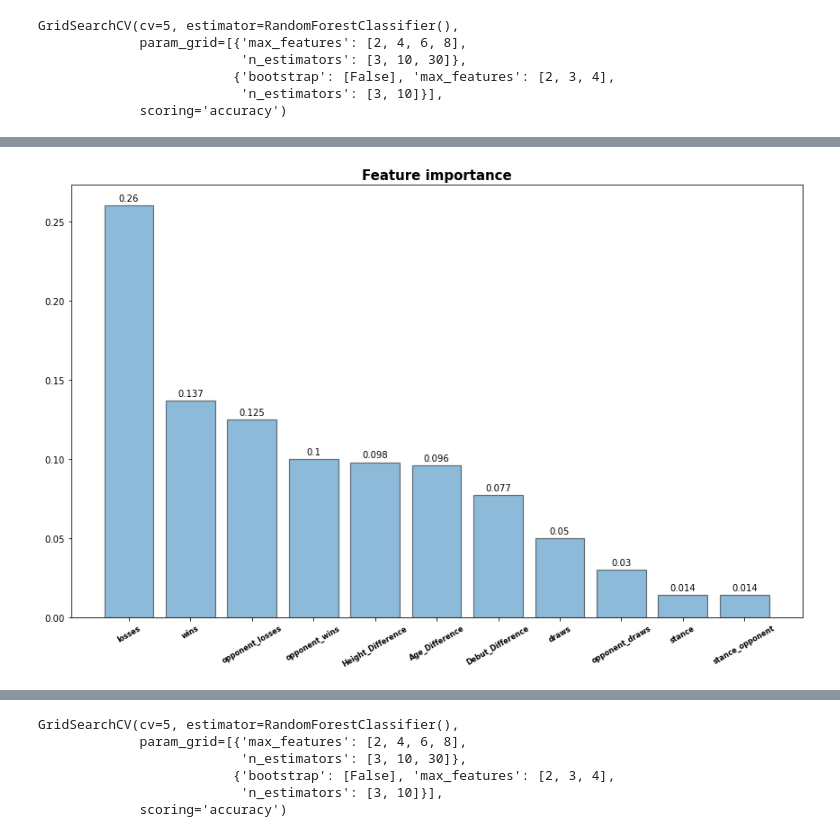
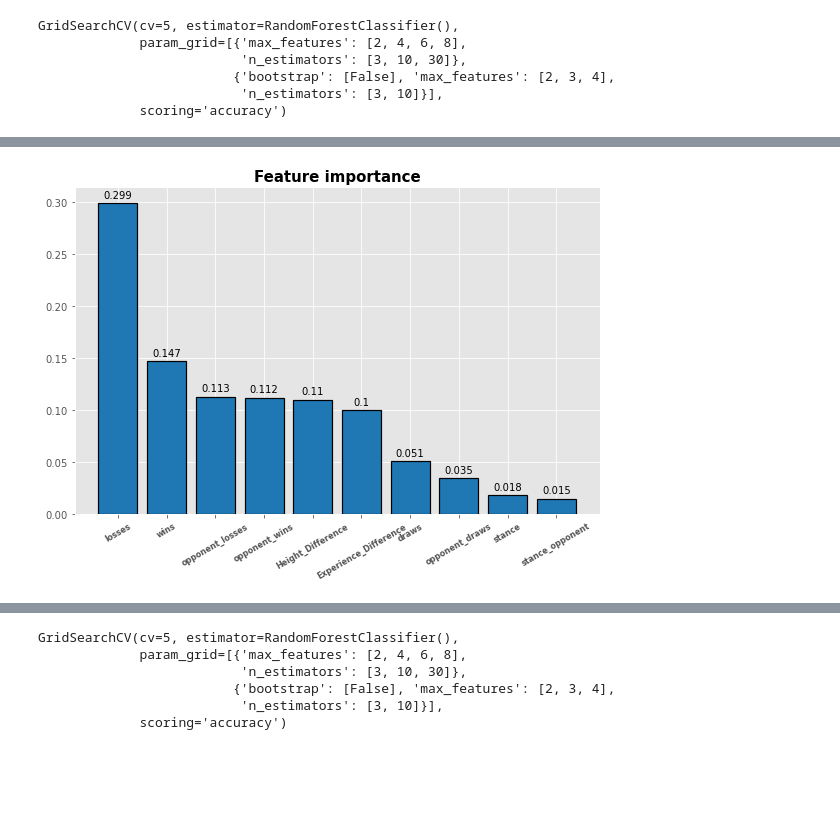
Before and after one commit to Gabriele-Frattini/fight-prediction, a Jupyter notebook: notebook.ipynb, the cells around one changed output, grey strips where cells are left out. Saved outputs shown, nothing was run; the diff lists cells and outputs as text; code cells hidden in the pictures; blank space fills up the shorter version.

```diff
--- a/notebook.ipynb
+++ b/notebook.ipynb
@@ -93,7 +94,6 @@ fights.drop(['titles held',
                'residence',
                'venue',
                'br_id',
-               'date',
                'reach'
                ],axis=1,inplace=True)
 # %%
@@ -363,0 +455,16 @@ plt.show()
+# %%
+divtab = pd.crosstab(index=fights.height_groups, columns=fights["decision"]).sort_values(by='height_groups',ascending=False)
+plots = divtab.plot(kind='barh',stacked=True, colormap='tab10',alpha=0.5,edgecolor='black',linewidth=1.2)
+
+plots.set_title('Results by height',
+             fontsize=15,
+             fontweight='bold')
+
+df_total = divtab["Win"] + divtab["Loss"] + divtab["Draw"]
+df_rel = divtab[divtab.columns].div(df_total, 0)*100
+
+for n in df_rel:
+    for i, (cs, ab, pc) in enumerate(zip(divtab.iloc[:, 0:].cumsum(1)[n],
+                                         divtab[n], df_rel[n])):
+        plt.text(cs - ab / 2, i, str(np.round(pc, 1)) + '%',
+                 va = 'center', ha = 'center')
@@ -411,0 +521,13 @@ sns.heatmap(fights_corr, annot=True, cmap="PuBu")
+# %%
+fights["years_experience"] = fights.Age - fights.debut_age
+fights["Opponent_experience"] = fights.Age_opponent - fights.debut_age_opponent
+
+
+divtab = pd.crosstab(index=fights["years_experience"], columns=fights.decision).reset_index()
+
+sns.lineplot(x=divtab["years_experience"], y=divtab.Win)
+
+plt.title("Fights won by years of experience", fontsize=15, fontweight="bold")
+plt.ylabel("Fights won")
+plt.xlabel("Years of experience")
+plt.show()
@@ -412,9 +536,8 @@ sns.heatmap(fights_corr, annot=True, cmap="PuBu")
 # %%
 fights["Height_Difference"] = fights.height - fights.height_opponent
-fights["Age_Difference"] = fights.Age - fights.Age_opponent
-fights["Debut_Difference"] = fights.debut_age - fights.debut_age_opponent
+fights["Experience_Difference"] = fights.years_experience - fights.Opponent_experience
 
-fights.drop(["height","height_opponent","Age","Age_opponent","debut_age","debut_age_opponent","result","division","debut","KO or Points","debut_opponent"],axis=1,inplace=True)
+fights.drop(["height","height_opponent","Age","Age_opponent","debut_age","debut_age_opponent","result","division","debut","KO or Points","debut_opponent","years_experience","Opponent_experience","date"],axis=1,inplace=True)
 # %%
 stance_map = {"southpaw":1, "orthodox":0}
 
@@ -477,29 +599,28 @@ feat_df
 # %%
 colormap = ['#1f77b4' for i in range(14)]
-fig, ax= plt.subplots(1,1, figsize=(12,8))
+fig, ax= plt.subplots(1,1)
 
 ax.bar(x=feat_df.index,height=feat_df['Feature importance'],
-       alpha=0.5,
        color=colormap,
        width=0.8,
        edgecolor='black',
        linewidth=1.2)
 
 ax.set_title('Feature importance',
              fontsize=15,
              fontweight='bold')
 
 plt.xticks(rotation=30, size=8, fontweight='bold')
 
 for bar in ax.patches:
     plt.annotate(format(bar.get_height()),
                    (bar.get_x() + bar.get_width() / 2,
                     bar.get_height()), ha='center', va='center', xytext=(0,8),
                    textcoords='offset points')
 plt.tight_layout()
 plt.show()
 # %% [output]
-[figure, old version]
+[figure, new version]
 # %%
 model = grid_search.best_estimator_
 pred = model.predict(X_test)
```
Also changed, not shown: parts of 36 cells of this notebook, 4 other files.
